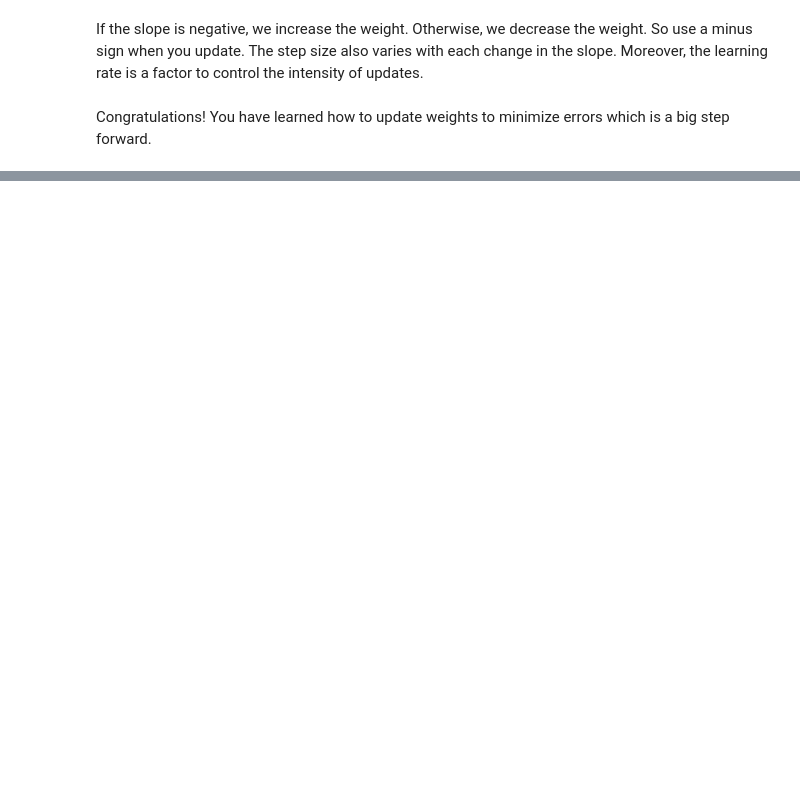
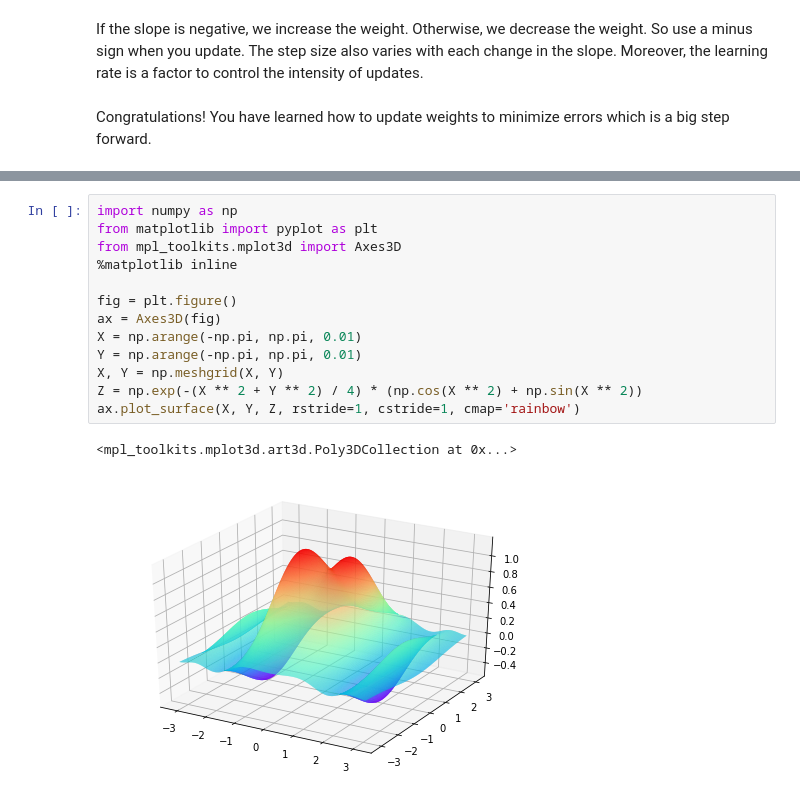
Before and after one commit to Yogayu/DeepLearningCourse, a Jupyter notebook: content/04/GradientDescent.ipynb, the cells around one changed output, grey strips where cells are left out. Saved outputs shown, nothing was run; the diff lists cells and outputs as text; blank space fills up the shorter version.

```diff
--- a/content/04/GradientDescent.ipynb
+++ b/content/04/GradientDescent.ipynb
@@ -83,0 +106,16 @@ Congratulations! You have learned how to update weights to minimize errors which
+# %%
+import numpy as np
+from matplotlib import pyplot as plt
+from mpl_toolkits.mplot3d import Axes3D
+%matplotlib inline
+
+fig = plt.figure()
+ax = Axes3D(fig)
+X = np.arange(-np.pi, np.pi, 0.01)
+Y = np.arange(-np.pi, np.pi, 0.01)
+X, Y = np.meshgrid(X, Y)
+Z = np.exp(-(X ** 2 + Y ** 2) / 4) * (np.cos(X ** 2) + np.sin(X ** 2))
+ax.plot_surface(X, Y, Z, rstride=1, cstride=1, cmap='rainbow')
+# %% [output]
+<mpl_toolkits.mplot3d.art3d.Poly3DCollection at 0x...>
+[figure, added]
```
Also changed, not shown: parts of 10 cells of this notebook.
